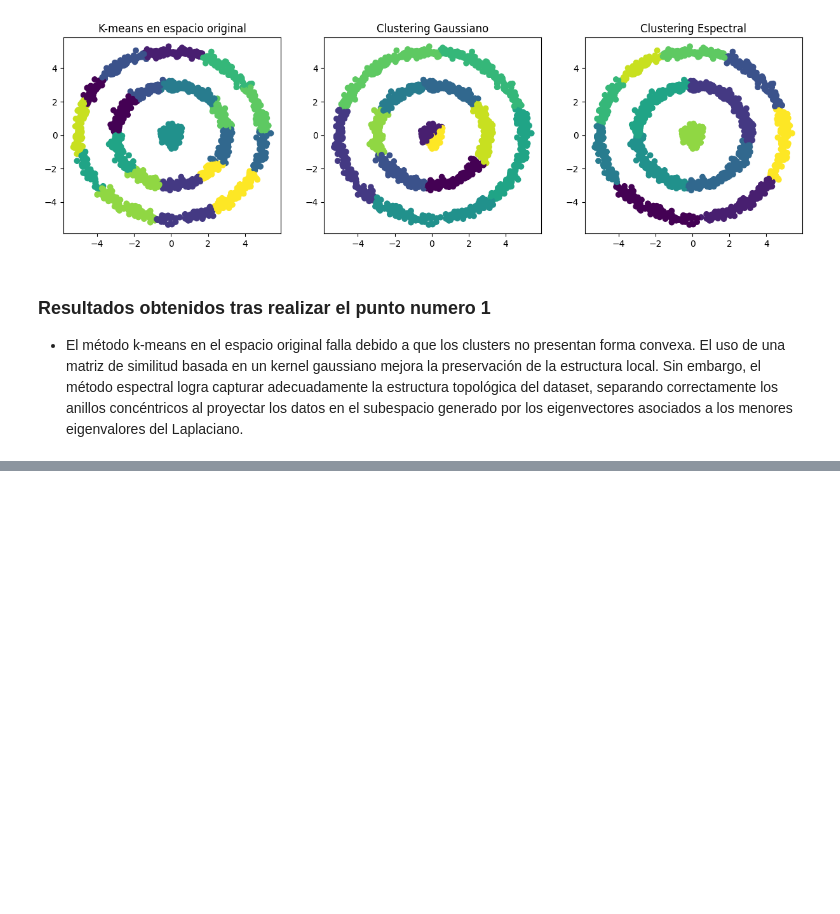
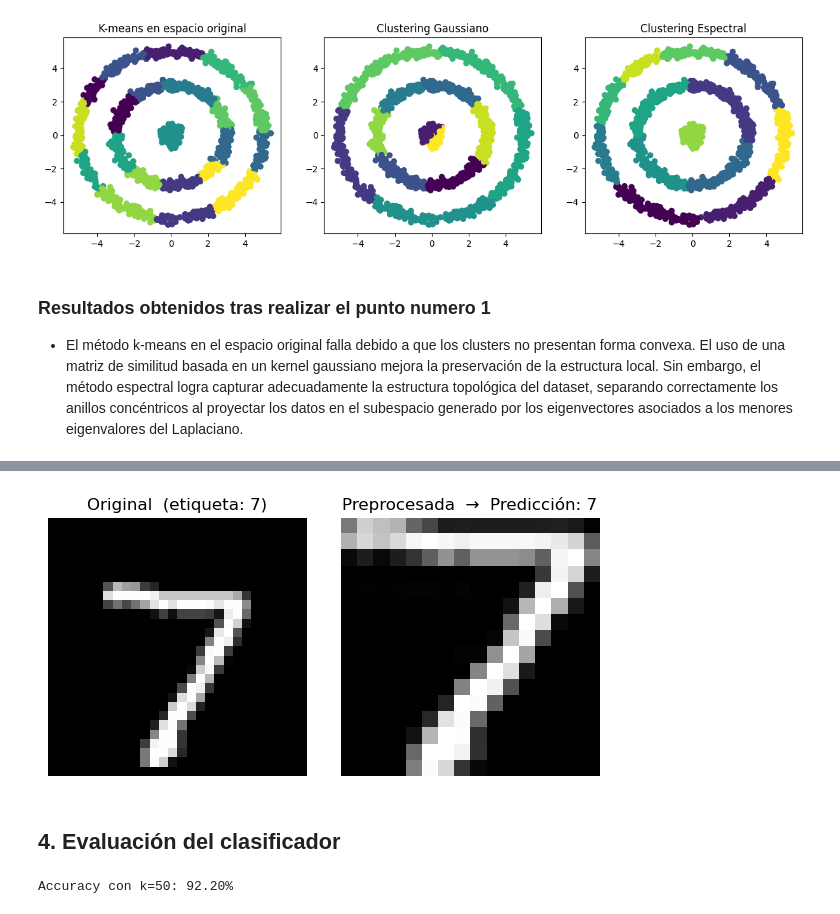
Before and after one commit to Jvelasquez980/Examen2-MatApl, a Jupyter notebook: examen.ipynb, the cells around one changed output, grey strips where cells are left out. Saved outputs shown, nothing was run; the diff lists cells and outputs as text; code cells hidden in the pictures; blank space fills up the shorter version.

```diff
--- a/examen.ipynb
+++ b/examen.ipynb
@@ -184,0 +357,52 @@ plt.show()
+# %%
+def project_onto_subspace(q, B):
+    """Proyección ortogonal de q sobre el subespacio generado por columnas de B."""
+    return B @ (B.T @ q)
+
+
+def classify(q, bases):
+    """Retorna el dígito con menor distancia de proyección."""
+    best_digit, min_dist = -1, np.inf
+    for d, B in bases.items():
+        dist = np.linalg.norm(q - project_onto_subspace(q, B))
+        if dist < min_dist:
+            min_dist, best_digit = dist, d
+    return best_digit
+
+
+# ── Ejemplo con una imagen de prueba ────────────────────────────────────────
+test_idx = 0
+q_raw    = X_test_raw[test_idx]
+q        = crop_and_resize(q_raw).flatten()
+pred     = classify(q, bases_demo)
+true     = y_test_raw[test_idx]
+
+fig, ax = plt.subplots(1, 2, figsize=(6, 3))
+ax[0].imshow(q_raw, cmap='gray')
+ax[0].set_title(f'Original  (etiqueta: {true})')
+ax[0].axis('off')
+ax[1].imshow(q.reshape(16, 16), cmap='gray')
+ax[1].set_title(f'Preprocesada  →  Predicción: {pred}')
+ax[1].axis('off')
+plt.tight_layout()
+plt.show()
+# %% [output]
+[figure, added]
+# %% [markdown]
+## 4. Evaluación del clasificador
+# %%
+def evaluate_classifier(bases, X_test, y_test, max_test=1000):
+    """Evalúa el clasificador sobre max_test imágenes. Retorna accuracy."""
+    n       = min(max_test, len(X_test))
+    indices = np.random.choice(len(X_test), size=n, replace=False)
+    correct = sum(
+        classify(crop_and_resize(X_test[i]).flatten(), bases) == y_test[i]
+        for i in indices
+    )
+    return correct / n
+
+
+acc_demo = evaluate_classifier(bases_demo, X_test_raw, y_test_raw, max_test=500)
+print(f'Accuracy con k={k_demo}: {acc_demo*100:.2f}%')
+# %% [output]
+Accuracy con k=50: 92.20%
```
Also changed, not shown: parts of 17 cells of this notebook, 4 other files.
